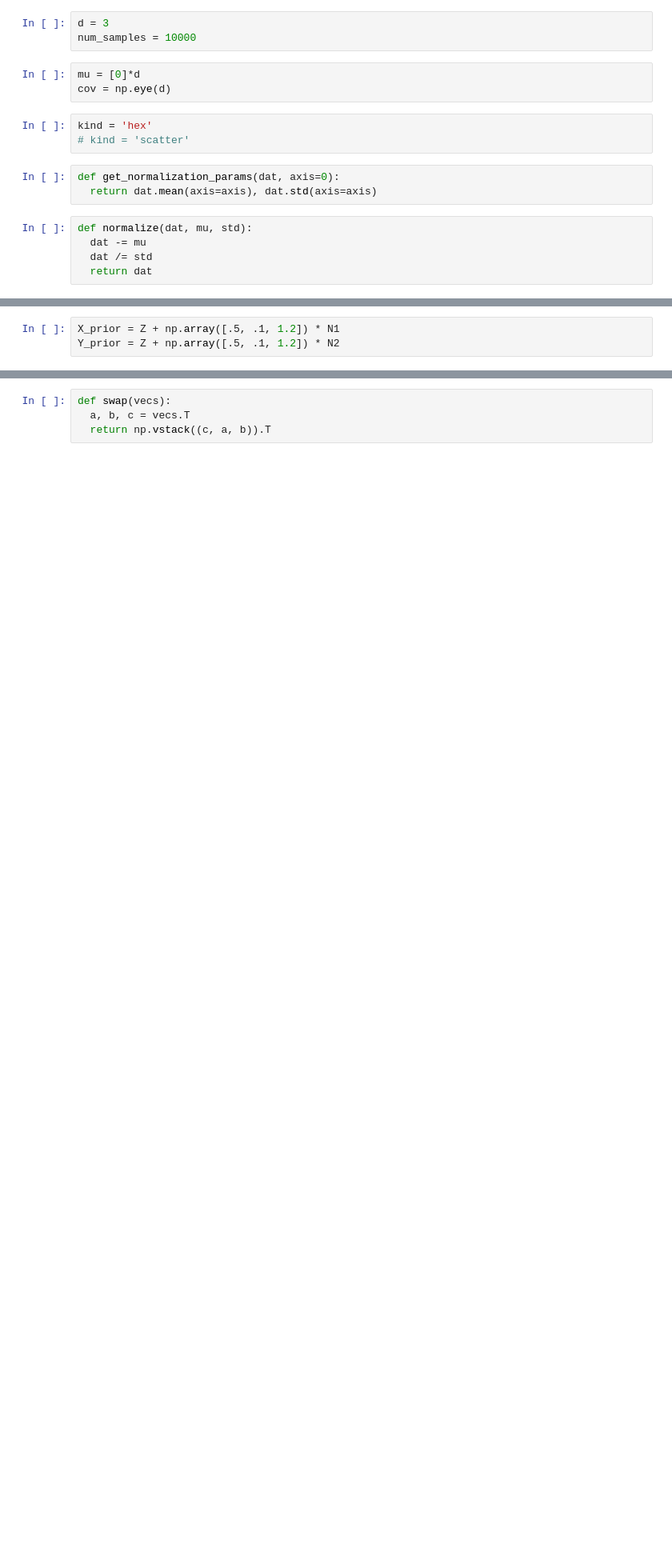
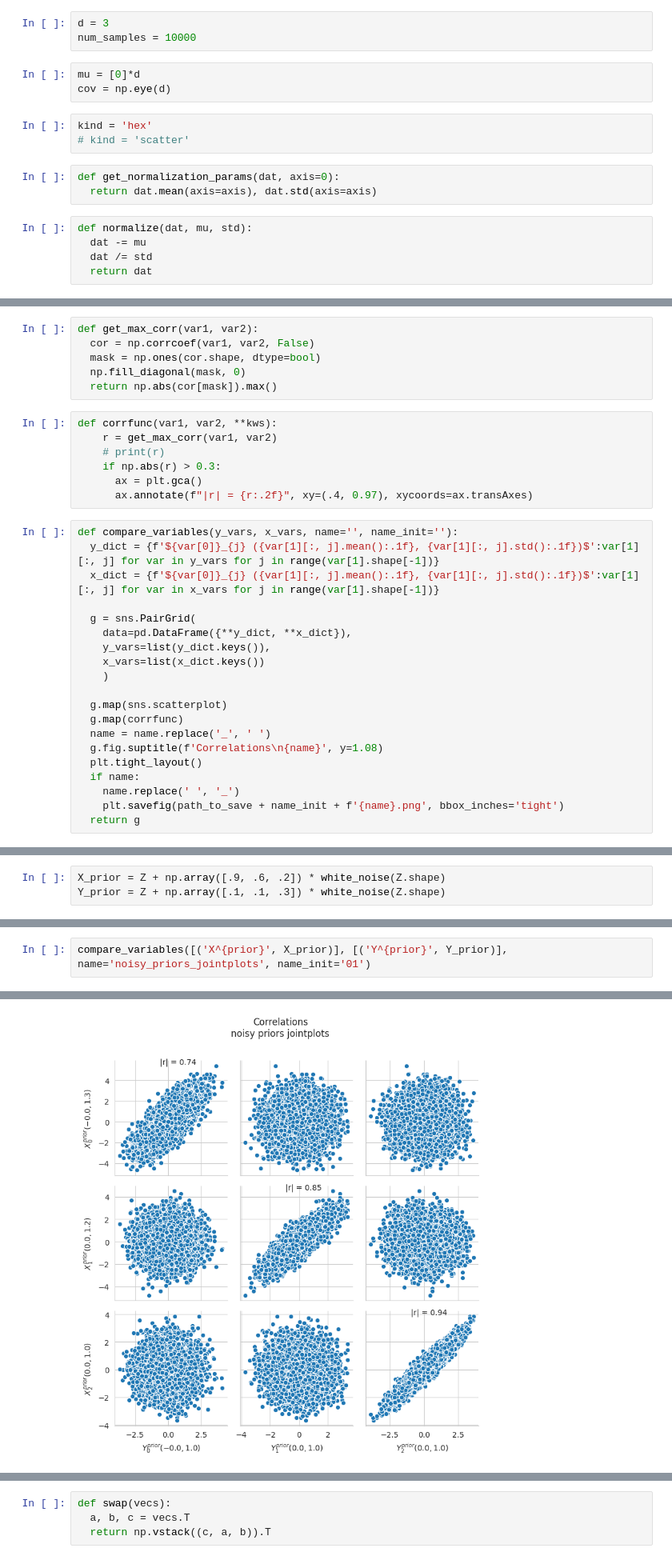
Before and after one commit to jonatanbarkan/ACEDeep, a Jupyter notebook: ADCEs.ipynb, the cells around one changed output, grey strips where cells are left out. Shown at 80% size. Cells and saved outputs as stored; diff of their text form; blank space fills up the shorter version.

```diff
--- a/ADCEs.ipynb
+++ b/ADCEs.ipynb
@@ -61,0 +70,33 @@ N4 = np.random.multivariate_normal(mu,  cov, num_samples)
+# %%
+def get_max_corr(var1, var2):
+  cor = np.corrcoef(var1, var2, False)
+  mask = np.ones(cor.shape, dtype=bool)
+  np.fill_diagonal(mask, 0)
+  return np.abs(cor[mask]).max()
+# %%
+def corrfunc(var1, var2, **kws):
+    r = get_max_corr(var1, var2)
+    # print(r)
+    if np.abs(r) > 0.3:
+      ax = plt.gca()
+      ax.annotate(f"|r| = {r:.2f}", xy=(.4, 0.97), xycoords=ax.transAxes)
+# %%
+def compare_variables(y_vars, x_vars, name='', name_init=''):
+  y_dict = {f'${var[0]}_{j} ({var[1][:, j].mean():.1f}, {var[1][:, j].std():.1f})$':var[1][:, j] for var in y_vars for j in range(var[1].shape[-1])}
+  x_dict = {f'${var[0]}_{j} ({var[1][:, j].mean():.1f}, {var[1][:, j].std():.1f})$':var[1][:, j] for var in x_vars for j in range(var[1].shape[-1])}
+
+  g = sns.PairGrid(
+    data=pd.DataFrame({**y_dict, **x_dict}),
+    y_vars=list(y_dict.keys()),
+    x_vars=list(x_dict.keys())
+    )
+
+  g.map(sns.scatterplot)
+  g.map(corrfunc)
+  name = name.replace('_', ' ')
+  g.fig.suptitle(f'Correlations\n{name}', y=1.08)
+  plt.tight_layout()
+  if name:
+    name.replace(' ', '_')
+    plt.savefig(path_to_save + name_init + f'{name}.png', bbox_inches='tight')
+  return g
@@ -62,3 +107,3 @@ N4 = np.random.multivariate_normal(mu,  cov, num_samples)
 # %%
-X_prior = Z + np.array([.5, .1, 1.2]) * N1
-Y_prior = Z + np.array([.5, .1, 1.2]) * N2
+X_prior = Z + np.array([.9, .6, .2]) * white_noise(Z.shape)
+Y_prior = Z + np.array([.1, .1, .3]) * white_noise(Z.shape)
@@ -97,0 +110,3 @@ add_non_linearity = False
+# %%
+compare_variables([('X^{prior}', X_prior)], [('Y^{prior}', Y_prior)], name='noisy_priors_jointplots', name_init='01')
+# %% [output]
@@ -98 +114,2 @@ add_non_linearity = False
+[figure, added]
 # %%
```
Also changed, not shown: parts of 65 cells of this notebook.
